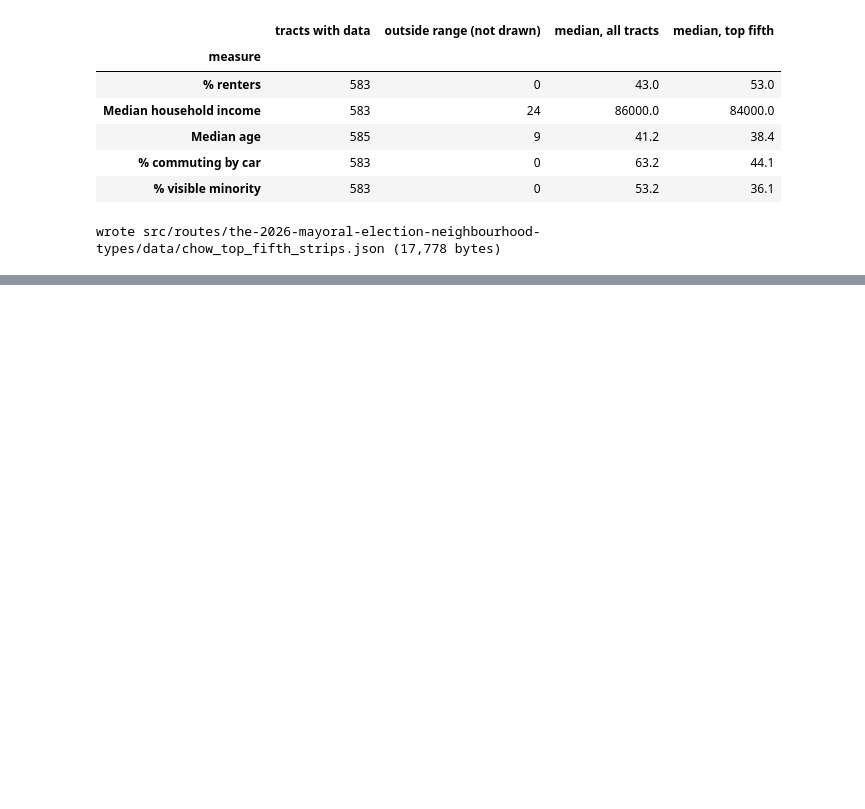
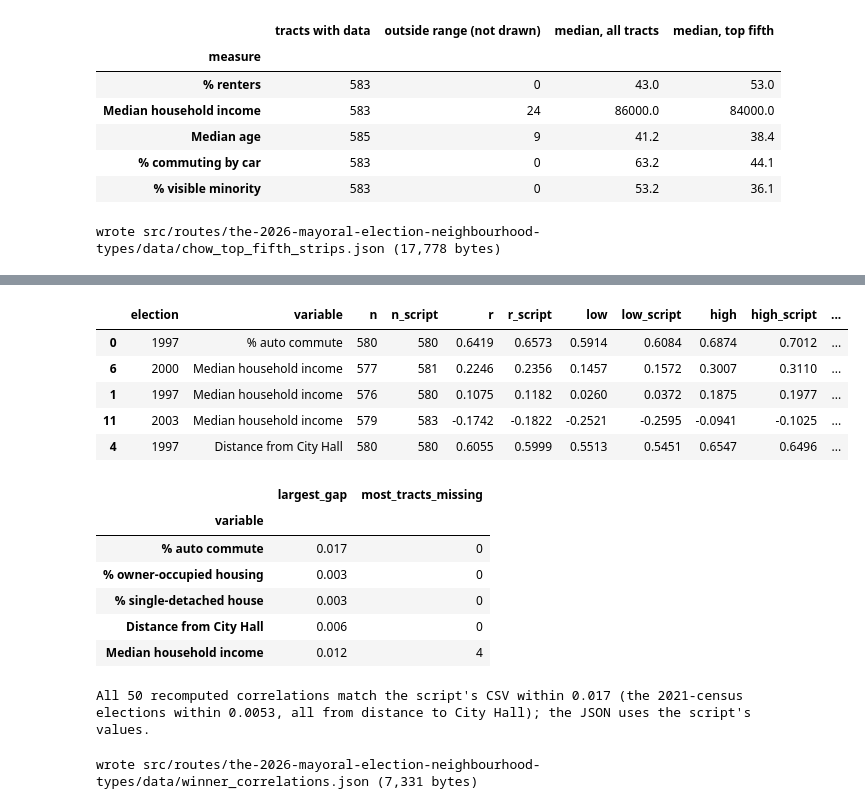
Before and after one commit to schoolofcities/place-and-politics-toronto, a Jupyter notebook: analysis/election_2026/03_neighbourhood_types_page_data.ipynb, the cells around one changed output, grey strips where cells are left out. Drawn from its saved outputs; the diff is of its cells as text; code cells hidden in the pictures; blank space fills up the shorter version.

```diff
--- a/analysis/election_2026/03_neighbourhood_types_page_data.ipynb
+++ b/analysis/election_2026/03_neighbourhood_types_page_data.ipynb
@@ -92,6 +93,20 @@ STRIP_VARS = [
     {"key": "vismin", "label": "% visible minority", "column": "vminvisi_pct", "factor": 100, "domain": [0, 100], "tick": 20, "unit": "percent"},
 ]
 
+# Section 6: correlates of the winning candidate's vote share, 1997 to 2026
+WINNERS_CSV = ELECTIONS_DIR / "output" / "plots" / "winner_correlates.csv"            # plot_winner_correlates.R: signed r, 95% interval and tract count
+ELECTORAL_DTA = ELECTIONS_DIR / "output" / "tor_electoral_ct2021_pct.dta"             # every election's tract shares (pct{candidate}{year}) on 2021 tracts
+# election -> (winner, census year used, column stem in the tract file), as in the script
+WINNERS = {1997: ("Lastman", 1996, "lastman"), 2000: ("Lastman", 2001, "lastman"), 2003: ("Miller", 2001, "miller_david"), 2006: ("Miller", 2006, "miller_david"),
+           2010: ("Ford", 2011, "ford_rob"), 2014: ("Tory", 2016, "tory_john"), 2018: ("Tory", 2016, "tory_john"), 2022: ("Tory", 2021, "tory_john"),
+           2023: ("Chow", 2021, "chow_olivia"), 2026: ("Chow", 2021, "chow_olivia")}
+WINNER_SIDE = {"Lastman": "Conservative", "Miller": "Progressive", "Ford": "Conservative", "Tory": "Conservative", "Chow": "Progressive"}   # the page shades Miller's and Chow's years as progressive
+# label in the script's CSV -> (key, census column); dollars are as reported in each census year, which does not matter for a correlation within a year
+WINNER_VARS = {"% auto commute": ("auto", "jwmdauto_pct"), "Median household income": ("income", "ihat_med__nc"), "% owner-occupied housing": ("owners", "hhtnown__pct"),
+               "% single-detached house": ("detached", "dwtpsdet_pct"), "Distance from City Hall": ("distance", "dist__nc")}
+WINNERS_TOLERANCE = .02             # the repo's census file is not quite the script's: 1996 commuting differs by up to .015, and a few tracts lack household income, so the check is looser than for Sections 1 to 3
+MAX_MISSING_TRACTS = 4            # tracts the script has that the repo's census file lacks (household income, 1996-2016)
+
 # Re-check: CSV variable -> column of the repo's 2021 census file (shares and levels). Walk/Transit/Bike Scores, average dwelling value, Average rent and
 # the education rebuild are not in this file, and `agec3064` is defined differently there, so they cannot be re-computed here.
 CENSUS_MAP = {
@@ -509,0 +533,55 @@ wrote src/routes/the-2026-mayoral-election-neighbourhood-types/data/chow_top_fif
+# %%
+script = pd.read_csv(WINNERS_CSV)
+assert len(script) == len(WINNERS) * len(WINNER_VARS) and set(script.variable) == set(WINNER_VARS) and set(script.election) == set(WINNERS)
+elec = pd.read_stata(ELECTORAL_DTA).assign(ct=lambda d: d.ctuid2021.astype(str)).set_index("ct")
+census_all = pd.read_parquet(CENSUS_PARQUET).set_index(["year", "ct"])
+rows = []
+for year, (winner, census_year, stem) in tqdm(WINNERS.items(), desc="elections"):
+    share = elec[f"pct{stem}{year}"]
+    cen = census_all.xs(census_year, level="year")
+    for label, (key, col) in WINNER_VARS.items():
+        d = pd.DataFrame({"x": cen[col], "y": share}).dropna()
+        r, lo, hi = r_ci(d.x, d.y)
+        s_ = script[(script.election == year) & (script.variable == label)].iloc[0]
+        rows.append({"election": year, "variable": label, "n": len(d), "n_script": int(s_.n), "r": r, "r_script": s_.r, "low": lo, "low_script": s_.low, "high": hi, "high_script": s_.high})
+W = pd.DataFrame(rows)
+display(W.assign(gap=(W.r - W.r_script).abs()).sort_values("gap", ascending=False).head(5).round(4))
+W["gap"] = W[["r", "low", "high"]].sub(W[["r_script", "low_script", "high_script"]].values).abs().max(axis=1)
+W["tracts_missing"] = W.n_script - W.n
+display(W.groupby("variable").agg(largest_gap=("gap", "max"), most_tracts_missing=("tracts_missing", "max")).round(3))
+assert W.tracts_missing.between(0, MAX_MISSING_TRACTS).all() and W.gap.max() <= WINNERS_TOLERANCE, W.sort_values("gap").tail(5)
+assert (W[W.election >= 2022].gap <= RECHECK_TOLERANCE).all() and (W[W.election >= 2022].tracts_missing == 0).all(), "the 2021-census elections should match closely"      # distance from City Hall differs by up to .005 between the two files
+print(f"All {len(W)} recomputed correlations match the script's CSV within {W.gap.max():.3f} (the 2021-census elections within {W[W.election >= 2022].gap.max():.4f}, all from distance to City Hall); the JSON uses the script's values.")
+# %% [output]
+|  | election | variable | n | n_script | r | r_script | low | low_script | high | high_script | ... |
+| 0 | 1997 | % auto commute | 580 | 580 | 0.6419 | 0.6573 | 0.5914 | 0.6084 | 0.6874 | 0.7012 | ... |
+| 6 | 2000 | Median household income | 577 | 581 | 0.2246 | 0.2356 | 0.1457 | 0.1572 | 0.3007 | 0.3110 | ... |
+| 1 | 1997 | Median household income | 576 | 580 | 0.1075 | 0.1182 | 0.0260 | 0.0372 | 0.1875 | 0.1977 | ... |
+| 11 | 2003 | Median household income | 579 | 583 | -0.1742 | -0.1822 | -0.2521 | -0.2595 | -0.0941 | -0.1025 | ... |
+| 4 | 1997 | Distance from City Hall | 580 | 580 | 0.6055 | 0.5999 | 0.5513 | 0.5451 | 0.6547 | 0.6496 | ... |
+|  | largest_gap | most_tracts_missing |
+| variable |  |  |
+| % auto commute | 0.017 | 0 |
+| % owner-occupied housing | 0.003 | 0 |
+| % single-detached house | 0.003 | 0 |
+| Distance from City Hall | 0.006 | 0 |
+| Median household income | 0.012 | 4 |
+All 50 recomputed correlations match the script's CSV within 0.017 (the 2021-census elections within 0.0053, all from distance to City Hall); the JSON uses the script's values.
+# %%
+elections = [{"year": y, "winner": w, "side": WINNER_SIDE[w], "census": c, "n": int(script[script.election == y].n.iloc[0])} for y, (w, c, _) in WINNERS.items()]
+variables = []
+for label, (key, _) in WINNER_VARS.items():
+    sub = script[script.variable == label].set_index("election")
+    variables.append({"key": key, "label": label,
+                      "rows": [{"year": y, "r": round(float(sub.loc[y, "r"]), 3), "abs": round(abs(float(sub.loc[y, "r"])), 3), "low": round(float(sub.loc[y, "low"]), 3), "high": round(float(sub.loc[y, "high"]), 3)} for y in WINNERS]})
+out = {"meta": {"measure": "Absolute Pearson correlation across 2021 census tracts, unweighted, between the winning candidate's share of election-day votes and each tract measure, using the census nearest each election; signed r and 95% interval (Fisher z) are also given",
+                "source": "data/tor_elections_2023_2026/output/plots/winner_correlates.csv (plot_winner_correlates.R), re-computed here",
+                "built_by": "analysis/election_2026/03_neighbourhood_types_page_data.ipynb"},
+       "elections": elections, "variables": variables}
+path = ROUTE_DATA / "winner_correlations.json"
+path.write_text(json.dumps(out, indent=1, ensure_ascii=False) + "\n")
+back = json.loads(path.read_text())
+assert len(back["variables"]) == 5 and all(len(v["rows"]) == 10 for v in back["variables"])
+print(f"wrote {path.relative_to(REPO_ROOT)} ({path.stat().st_size:,} bytes)")
+# %% [output]
+wrote src/routes/the-2026-mayoral-election-neighbourhood-types/data/winner_correlations.json (7,331 bytes)
```
Also changed, not shown: parts of 2 cells of this notebook, 3 other files.
